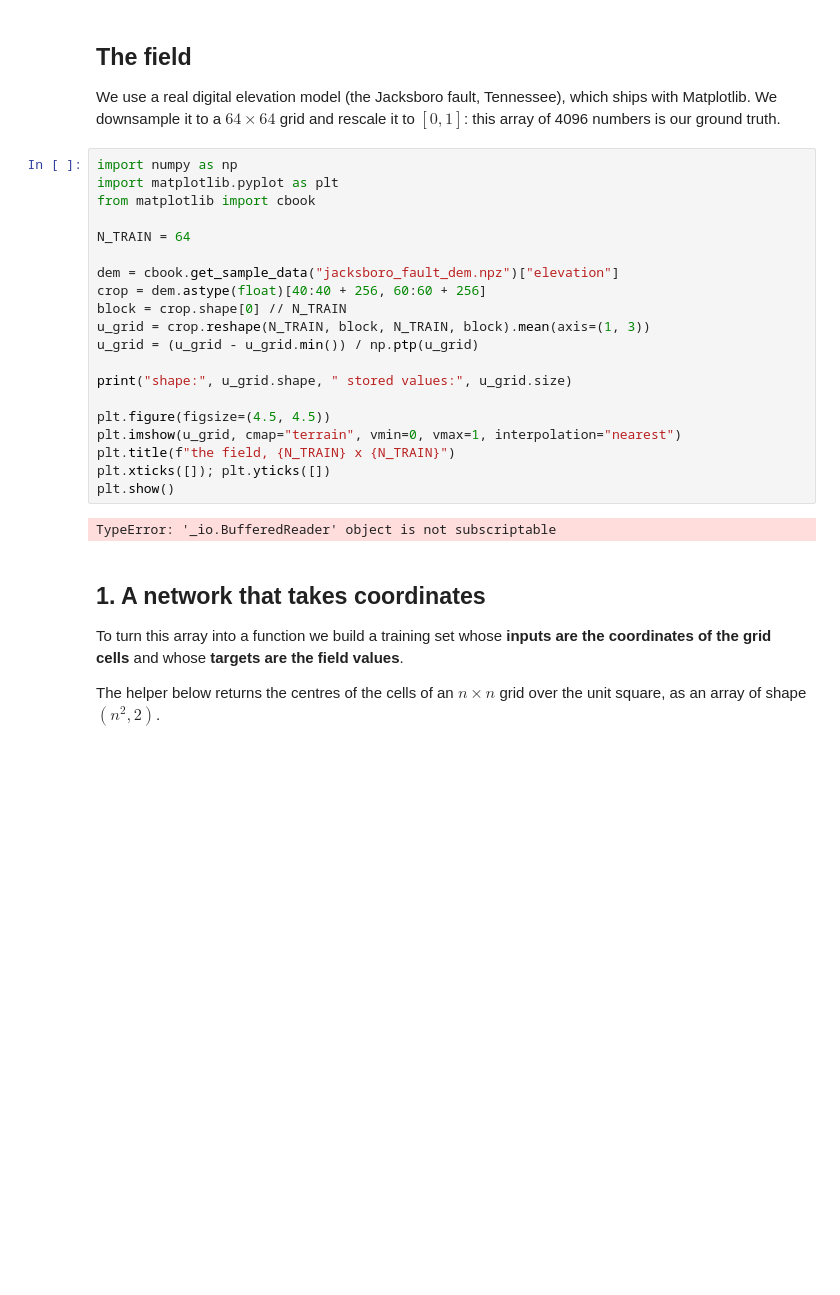
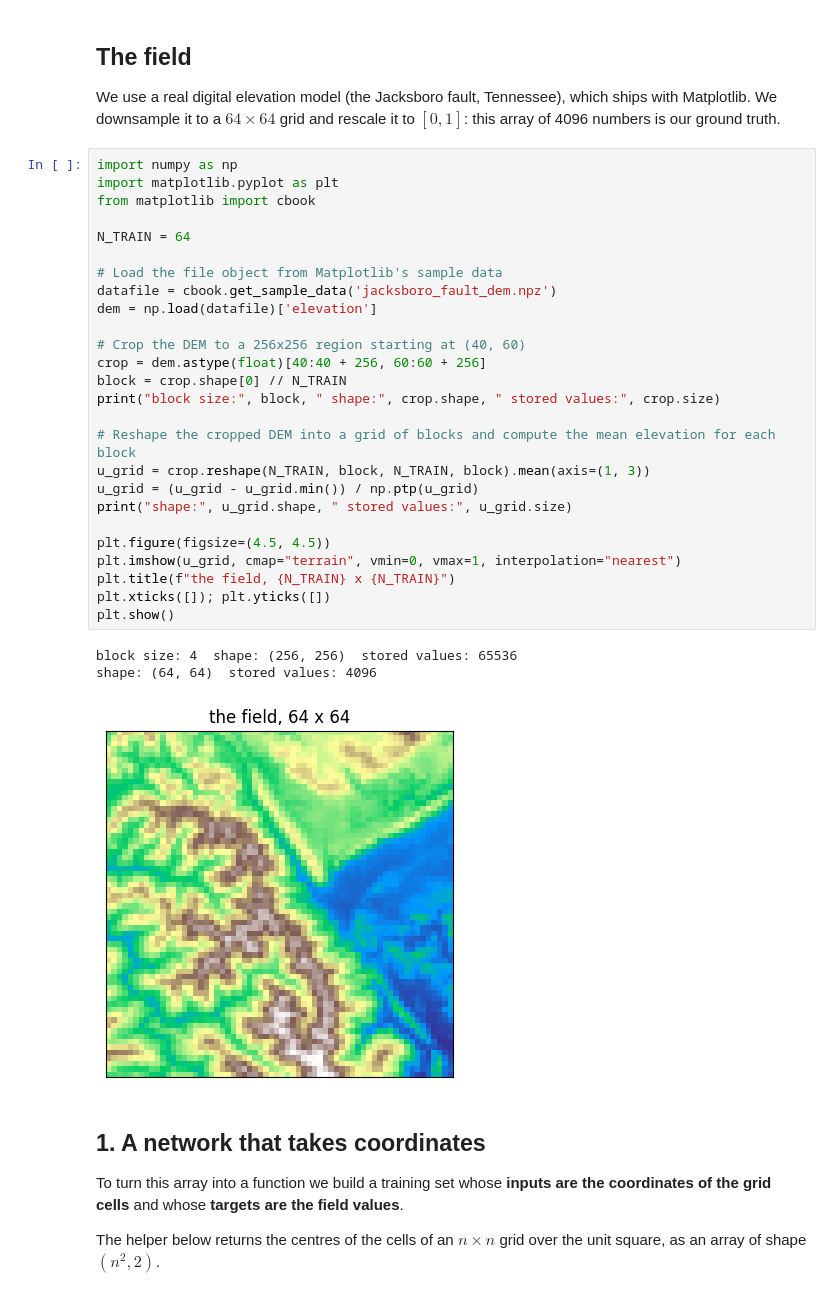
Before and after one commit to smnbrnrd/esitech.ps4.ia, a Jupyter notebook: notebooks/lec6-inr.ipynb, the cells around one changed output. Drawn from its saved outputs; the diff is of its cells as text; blank space fills up the shorter version.

Commit message:
fix minor errors in lecture6

```diff
--- a/notebooks/lec6-inr.ipynb
+++ b/notebooks/lec6-inr.ipynb
@@ -25,25 +25,33 @@ this array of 4096 numbers is our ground truth.
 # %%
 import numpy as np
 import matplotlib.pyplot as plt
 from matplotlib import cbook
 
 N_TRAIN = 64
 
-dem = cbook.get_sample_data("jacksboro_fault_dem.npz")["elevation"]
+# Load the file object from Matplotlib's sample data
+datafile = cbook.get_sample_data('jacksboro_fault_dem.npz')
+dem = np.load(datafile)['elevation']
+
+# Crop the DEM to a 256x256 region starting at (40, 60)
 crop = dem.astype(float)[40:40 + 256, 60:60 + 256]
 block = crop.shape[0] // N_TRAIN
+print("block size:", block, " shape:", crop.shape, " stored values:", crop.size)
+
+# Reshape the cropped DEM into a grid of blocks and compute the mean elevation for each block
 u_grid = crop.reshape(N_TRAIN, block, N_TRAIN, block).mean(axis=(1, 3))
 u_grid = (u_grid - u_grid.min()) / np.ptp(u_grid)
-
 print("shape:", u_grid.shape, " stored values:", u_grid.size)
 
 plt.figure(figsize=(4.5, 4.5))
 plt.imshow(u_grid, cmap="terrain", vmin=0, vmax=1, interpolation="nearest")
 plt.title(f"the field, {N_TRAIN} x {N_TRAIN}")
 plt.xticks([]); plt.yticks([])
 plt.show()
 # %% [output]
-TypeError: '_io.BufferedReader' object is not subscriptable
+block size: 4  shape: (256, 256)  stored values: 65536
+shape: (64, 64)  stored values: 4096
+[figure, added]
 # %% [markdown]
 ## 1. A network that takes coordinates
 
```
Also changed, not shown: parts of 16 cells of this notebook, 3 other files.
